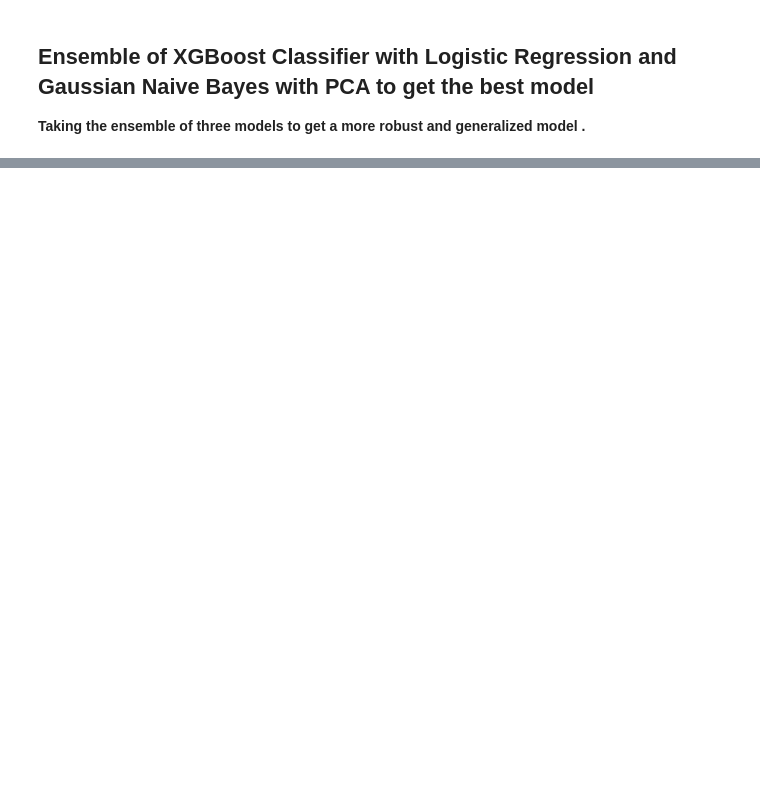
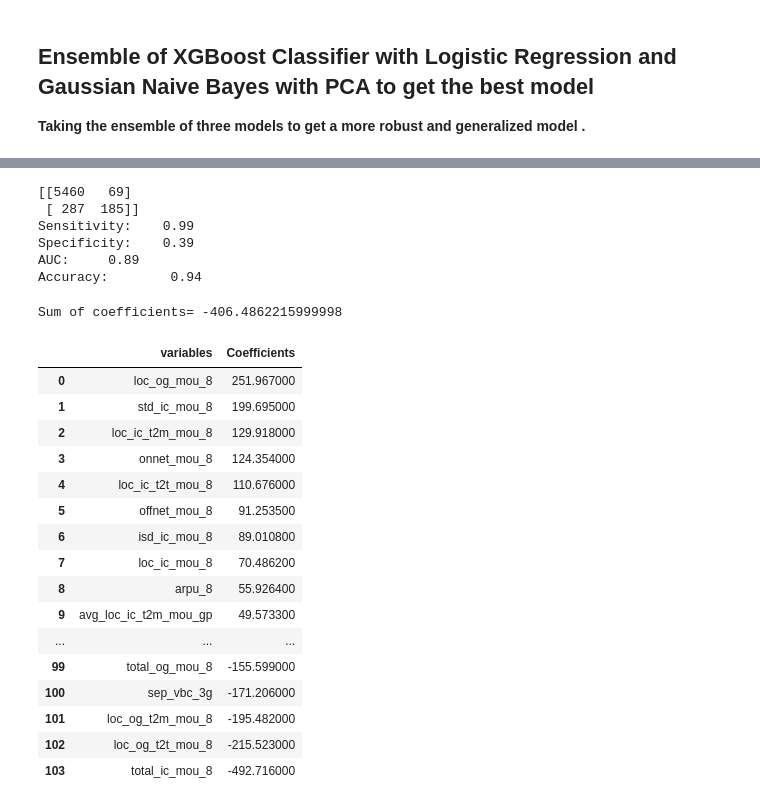
Before and after one commit to Arish813/Telecom-Churn-Case-Study, a Jupyter notebook: Telecom Churn Case Study_V4.ipynb, the cells around one changed output, grey strips where cells are left out. Cells and saved outputs as stored; diff of their text form; code cells hidden in the pictures; blank space fills up the shorter version.

```diff
--- a/Telecom Churn Case Study_V4.ipynb
+++ b/Telecom Churn Case Study_V4.ipynb
@@ -999,0 +1006,12 @@ Accuracy:        0.93
+# %%
+classifier = XGBClassifier(learning_rate=0.7, max_depth=2, min_child_weight=25, random_state = 27, booster='gblinear')
+# %%
+# create pipeline
+steps = [("scaler", StandardScaler()),
+         ("classifier", classifier)
+        ]
+
+# compile pipeline
+feature_imp = Pipeline(steps)
+# %%
+feature_imp.fit(X_train, y_train)
@@ -999,0 +1043,57 @@ Accuracy:        0.93
+# %%
+y_pred = feature_imp.predict(X_test)
+
+# create onfusion matrix
+cm = confusion_matrix(y_test, y_pred)
+print(cm)
+
+# check sensitivity and specificity
+sensitivity = cm[0][0]/(cm[0][0] + cm[0][1])
+specificity = cm[1][1]/(cm[1][0] + cm[1][1])
+print("Sensitivity: \t", round(sensitivity, 2), "\n", "Specificity: \t", round(specificity, 2), sep='')
+
+# check area under curve
+y_pred_prob = final_model.predict_proba(df_test_pca)[:, 1]
+print("AUC: \t", round(roc_auc_score(y_test, y_pred_prob),2))
+print("Accuracy: \t",round(accuracy_score(y_test, y_pred),2))
+# %% [output]
+[[5460   69]
+ [ 287  185]]
+Sensitivity:    0.99
+Specificity:    0.39
+AUC:     0.89
+Accuracy:        0.94
+# %%
+# predictors
+features = X_train.columns
+
+# feature_importance
+importance = feature_imp[1].coef_
+
+# create dataframe
+feature_importance = pd.DataFrame({'variables': features, 'Coefficients': importance*100})
+feature_importance = feature_importance[['variables', 'Coefficients']]
+
+# sort features
+feature_importance = feature_importance.sort_values('Coefficients', ascending=False).reset_index(drop=True)
+print("Sum of coefficients=", feature_importance.Coefficients.sum())
+feature_importance
+# %% [output]
+Sum of coefficients= -406.4862215999998
+|  | variables | Coefficients |
+| 0 | loc_og_mou_8 | 251.967000 |
+| 1 | std_ic_mou_8 | 199.695000 |
+| 2 | loc_ic_t2m_mou_8 | 129.918000 |
+| 3 | onnet_mou_8 | 124.354000 |
+| 4 | loc_ic_t2t_mou_8 | 110.676000 |
+| 5 | offnet_mou_8 | 91.253500 |
+| 6 | isd_ic_mou_8 | 89.010800 |
+| 7 | loc_ic_mou_8 | 70.486200 |
+| 8 | arpu_8 | 55.926400 |
+| 9 | avg_loc_ic_t2m_mou_gp | 49.573300 |
+| ... | ... | ... |
+| 99 | total_og_mou_8 | -155.599000 |
+| 100 | sep_vbc_3g | -171.206000 |
+| 101 | loc_og_t2m_mou_8 | -195.482000 |
+| 102 | loc_og_t2t_mou_8 | -215.523000 |
+| 103 | total_ic_mou_8 | -492.716000 |
```
Also changed, not shown: parts of 22 cells of this notebook.
